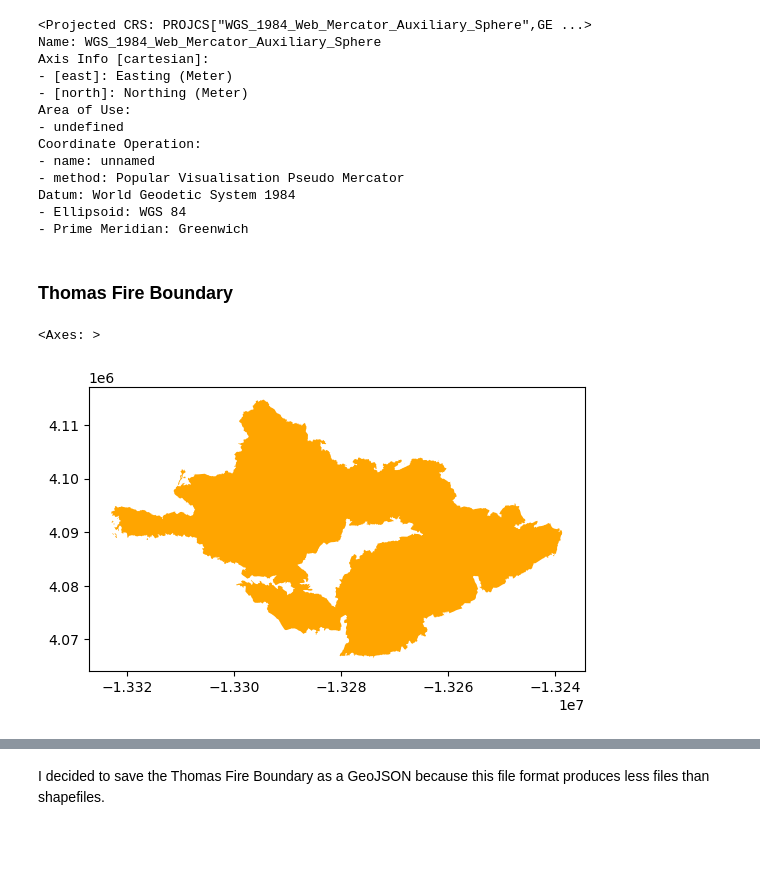
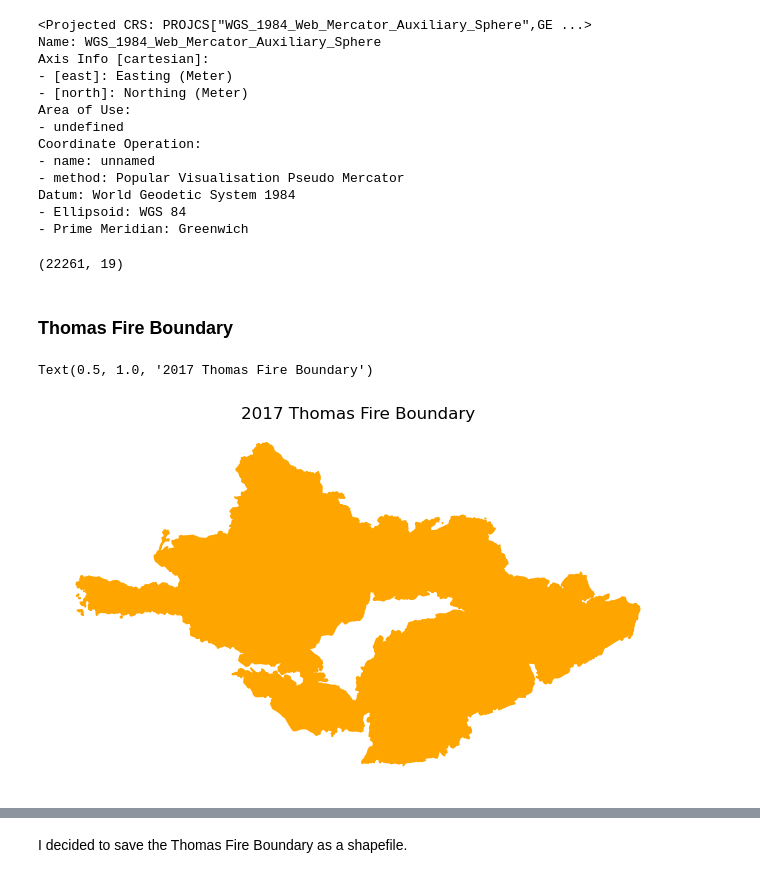
Before and after one commit to katleyq/eds220-hwk4, a Jupyter notebook: hwk4-task2-fire-perimeter-LE.ipynb, the cells around one changed output, grey strips where cells are left out. Cells and saved outputs as stored; diff of their text form; code cells hidden in the pictures; blank space fills up the shorter version.

Commit message:
Format readme and add more info

```diff
--- a/hwk4-task2-fire-perimeter-LE.ipynb
+++ b/hwk4-task2-fire-perimeter-LE.ipynb
@@ -56,15 +72,28 @@ Coordinate Operation:
 Datum: World Geodetic System 1984
 - Ellipsoid: WGS 84
 - Prime Meridian: Greenwich
+# %%
+df.shape
+# %% [output]
+(22261, 19)
 # %% [markdown]
 ### Thomas Fire Boundary
 # %%
 thomas_fire = df.loc[(df['FIRE_NAME'] == 'THOMAS') & (df['YEAR_'] == 2017)]
 # %%
-thomas_fire.plot(color = 'orange')
+# Initialize plot
+fig, ax = plt.subplots(figsize=(8, 6))
+
+# Turn off the axes
+ax.axis('off')
+
+# Plot the GeoDataFrame with the desired styling
+thomas_fire.plot(ax=ax, color='orange', edgecolor='orange')
+
+ax.set_title('2017 Thomas Fire Boundary')
 # %% [output]
-<Axes: >
+Text(0.5, 1.0, '2017 Thomas Fire Boundary')
-[figure, old version]
+[figure, new version]
 # %%
 thomas_fire
 # %% [output]
@@ -75,4 +104,4 @@ thomas_fire
 # thomas_fire.to_file('data/thomas_fire.geojson', driver = 'GeoJSON')
 thomas_fire.to_file('data/thomas_fire.shp')
 # %% [markdown]
-I decided to save the Thomas Fire Boundary as a GeoJSON because this file format produces less files than shapefiles.
+I decided to save the Thomas Fire Boundary as a shapefile.
```
Also changed, not shown: parts of 5 cells of this notebook, 2 other files.
